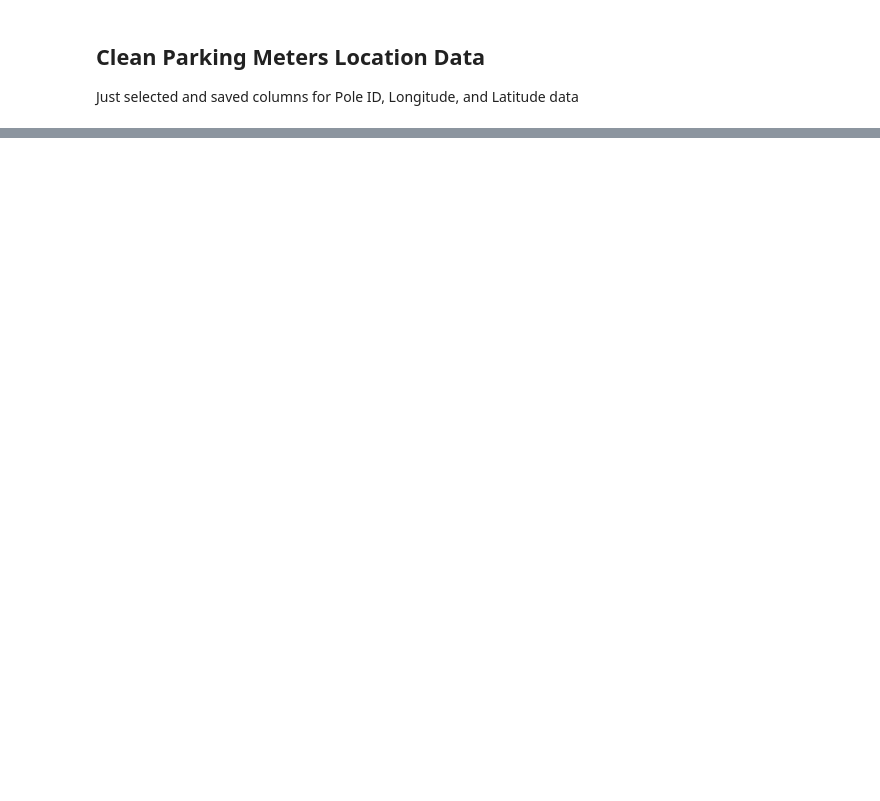
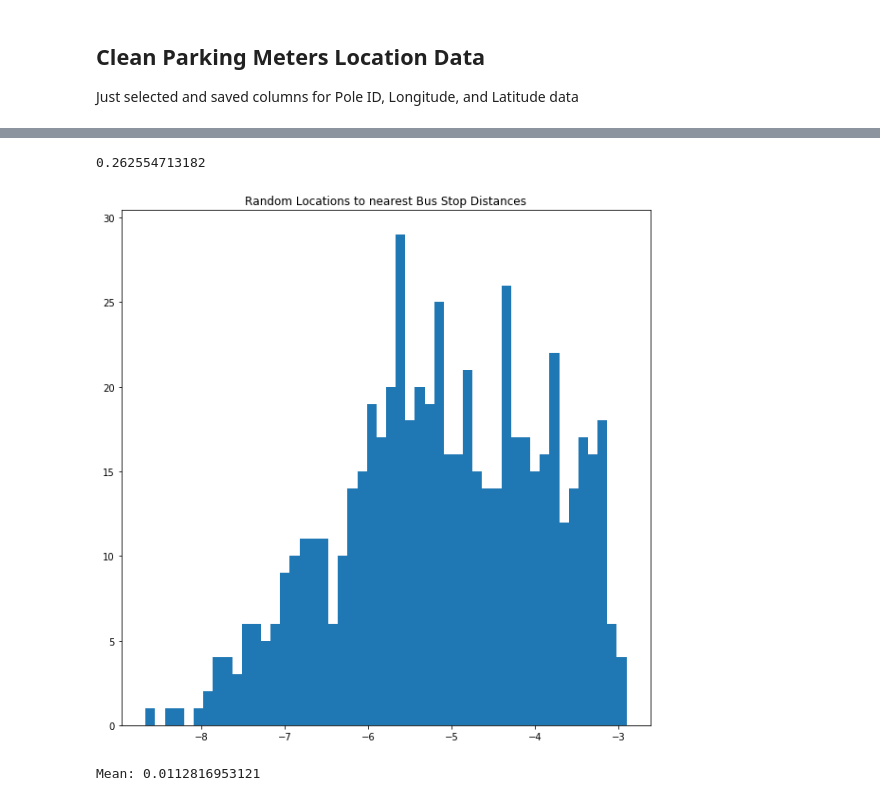
Before and after one commit to mac011/Pr_087, a Jupyter notebook: python_notebooks/yyun_COGS108.ipynb, the cells around one changed output, grey strips where cells are left out. Drawn from its saved outputs; the diff is of its cells as text; code cells hidden in the pictures; blank space fills up the shorter version.

```diff
--- a/python_notebooks/yyun_COGS108.ipynb
+++ b/python_notebooks/yyun_COGS108.ipynb
@@ -61,0 +75,23 @@ plt.show(_)
+# %%
+plt.close()
+plt.close()
+random_points = pd.read_csv('Pr_087/clean_data/randomPoints.csv')
+random_points_coordinates = np.asarray(random_points[['Y','X']])
+dist_bus_data = scipy.spatial.distance.cdist(random_points_coordinates,bus_stops_coordinates)
+print(np.mean(dist_bus_data))
+min_dist_indices = np.zeros(bus_data.shape[0])
+min_dists = np.zeros(dist_bus_data.shape[0])
+for i in range(0,bus_data.shape[0]):
+    _ = np.argmin(dist_bus_data[i])
+    min_dists[i] = dist_bus_data[i][_]
+    min_dist_indices[i] = _
+plt.figure(figsize=(10,10))
+plt.hist(np.log(min_dists), 50)
+plt.title('Random Locations to nearest Bus Stop Distances')
+plt.show()
+plt.close()
+print('Mean:',np.mean(min_dists))
+# %% [output]
+0.262554713182
+[figure, added]
+Mean: 0.0112816953121
```
Also changed, not shown: parts of 14 cells of this notebook.
